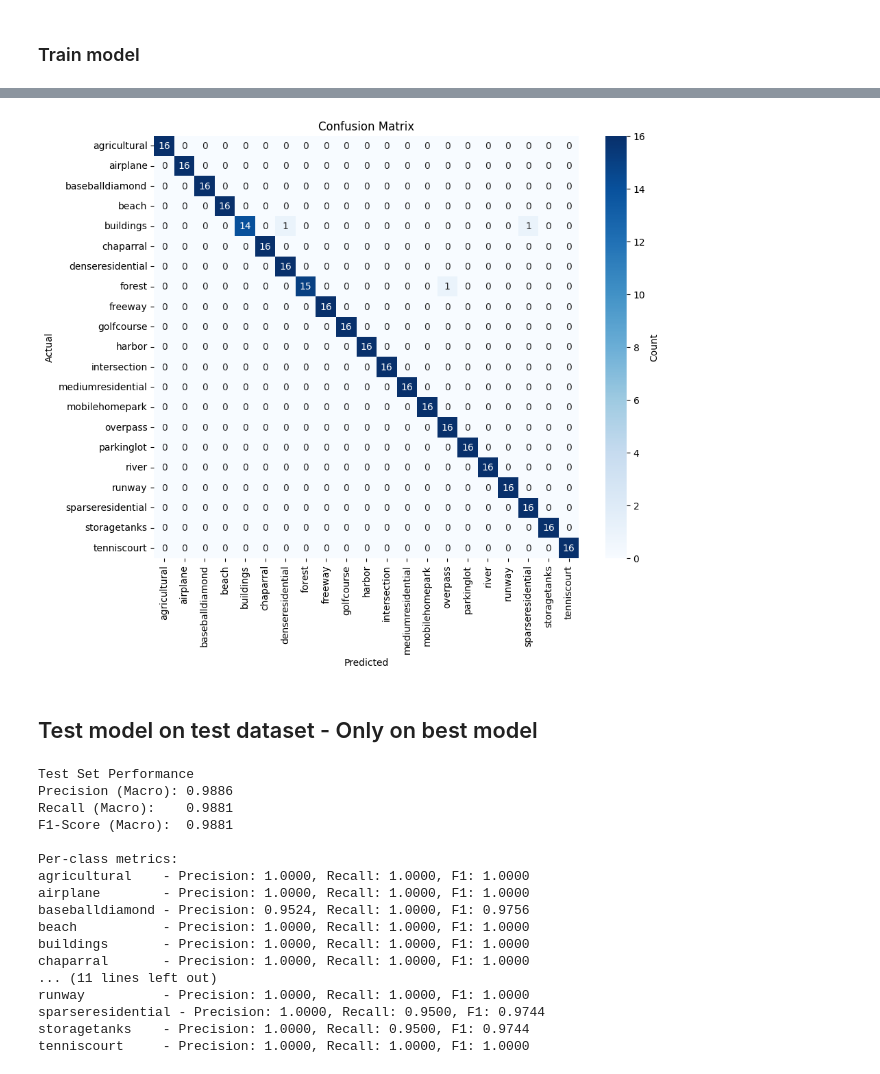
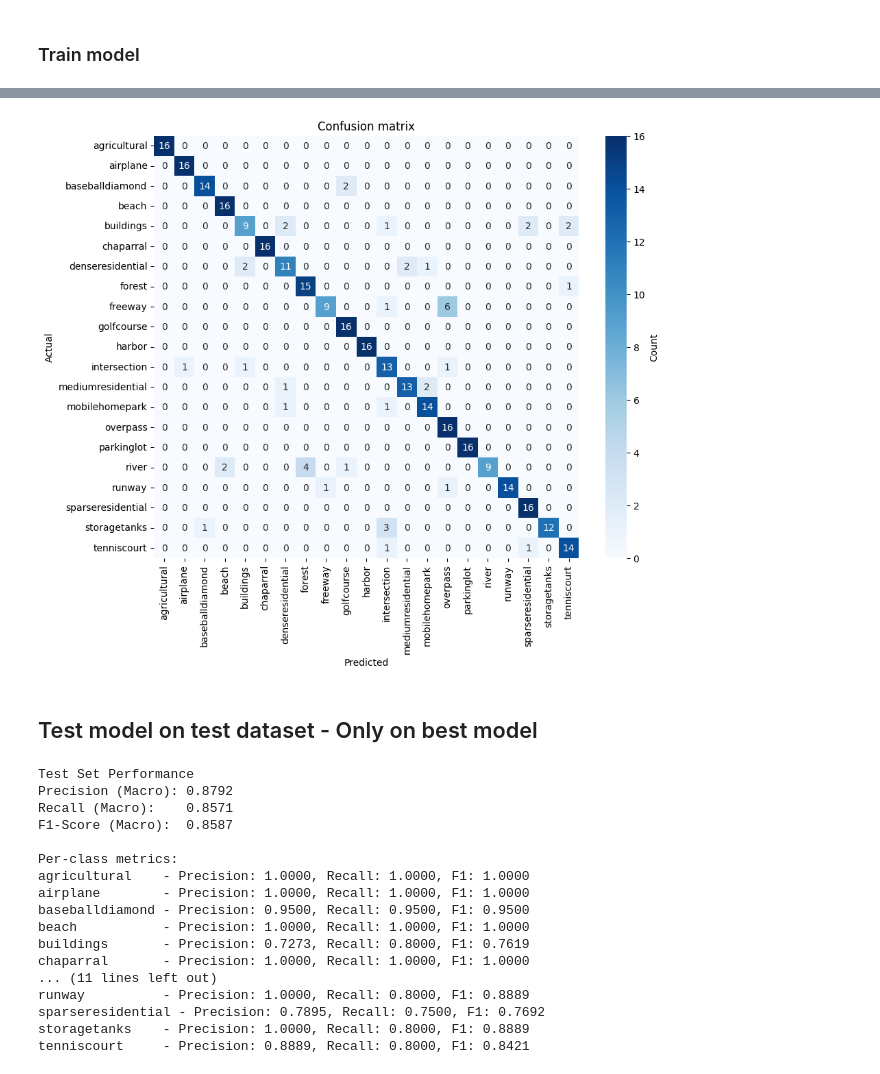
Before and after one commit to sstaheli52/Deep-learning-land-use-classification, a Jupyter notebook: notebooks/3.00_single_label_resnet50_with_imagenet.ipynb, the cells around one changed output, grey strips where cells are left out. Cells and saved outputs as stored; diff of their text form; code cells hidden in the pictures.

```diff
--- a/notebooks/3.00_single_label_resnet50_with_imagenet.ipynb
+++ b/notebooks/3.00_single_label_resnet50_with_imagenet.ipynb
@@ -36,7 +36,7 @@ run = wh.init_run(
     architecture="resnet50",
     num_classes=num_classes,
     loss="CrossEntropyLoss",
-    epochs=50,
+    epochs=1,
     batch_size=32,
     learning_rate=1e-4,
     optimizer="AdamW",
@@ -243,12 +226,12 @@ Find logs at: C:\Users\tomer\OneDrive\Home\Projects\Deep-learning-land-use-class
 # %%
 # Plot confusion matrix
 # Ensure there is an active wandb run before plotting (cell 16 already called run.finish())
 if wandb.run is None:
     wandb.init(mode="disabled", reinit=True)
 
-evaluation.plot_confusion_matrix(model, val_loader, class_names, device)
+evaluation.plot_confusion_matrix(model, val_loader, class_names, device, "Confusion matrix")
 # %% [output]
-[figure, old version]
+[figure, new version]
 # %% [markdown]
 ## Test model on test dataset - Only on best model
 # %%
@@ -276,22 +259,22 @@ for i, class_name in enumerate(class_names):
     )
 # %% [output]
 Test Set Performance
-Precision (Macro): 0.9886
-Recall (Macro):    0.9881
-F1-Score (Macro):  0.9881
+Precision (Macro): 0.8792
+Recall (Macro):    0.8571
+F1-Score (Macro):  0.8587
 
 Per-class metrics:
 agricultural    - Precision: 1.0000, Recall: 1.0000, F1: 1.0000
 airplane        - Precision: 1.0000, Recall: 1.0000, F1: 1.0000
-baseballdiamond - Precision: 0.9524, Recall: 1.0000, F1: 0.9756
+baseballdiamond - Precision: 0.9500, Recall: 0.9500, F1: 0.9500
 beach           - Precision: 1.0000, Recall: 1.0000, F1: 1.0000
-buildings       - Precision: 1.0000, Recall: 1.0000, F1: 1.0000
+buildings       - Precision: 0.7273, Recall: 0.8000, F1: 0.7619
 chaparral       - Precision: 1.0000, Recall: 1.0000, F1: 1.0000
 ... (11 lines left out)
-runway          - Precision: 1.0000, Recall: 1.0000, F1: 1.0000
-sparseresidential - Precision: 1.0000, Recall: 0.9500, F1: 0.9744
-storagetanks    - Precision: 1.0000, Recall: 0.9500, F1: 0.9744
-tenniscourt     - Precision: 1.0000, Recall: 1.0000, F1: 1.0000
+runway          - Precision: 1.0000, Recall: 0.8000, F1: 0.8889
+sparseresidential - Precision: 0.7895, Recall: 0.7500, F1: 0.7692
+storagetanks    - Precision: 1.0000, Recall: 0.8000, F1: 0.8889
+tenniscourt     - Precision: 0.8889, Recall: 0.8000, F1: 0.8421
 # %%
 # Plot confusion matrix
 # Ensure there is an active wandb run before plotting (cell 16 already called run.finish())
```
Also changed, not shown: parts of 3 cells of this notebook, 18 other files.
